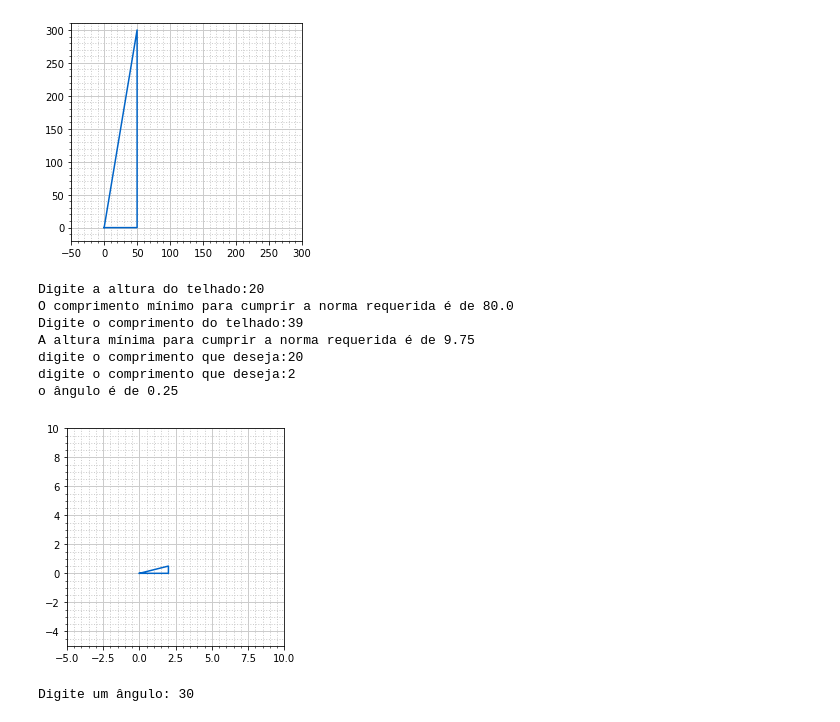
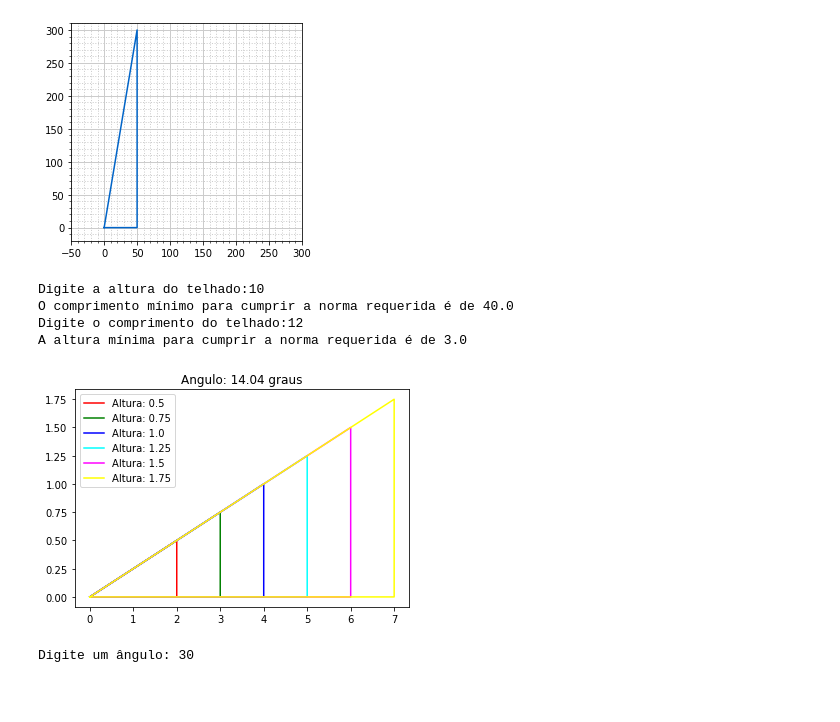
Before and after one commit to Frankossin/Trabalho-Franklin, a Jupyter notebook: Trabalho_modelagem_fisica.ipynb, the cells around one changed output. Drawn from its saved outputs; the diff is of its cells as text; code cells hidden in the pictures; blank space fills up the shorter version.

```diff
--- a/Trabalho_modelagem_fisica.ipynb
+++ b/Trabalho_modelagem_fisica.ipynb
@@ -89,55 +89,44 @@ O Ângulo que o fotográfo precisa estar:
 # %%
 #Exercicio 2
 import math
 import sympy as sy
 import numpy as np
 import matplotlib.pyplot as plt
 #a)
 h = float(input("Digite a altura do telhado:"))
 print(f"O comprimento mínimo para cumprir a norma requerida é de {h*4}")
 
 #b)
 c = float(input("Digite o comprimento do telhado:"))
 print(f"A altura mínima para cumprir a norma requerida é de {c/4}")
 
 #c)
-x1 = [0]
-n = float(input("digite o comprimento que deseja:"))
-while n < 2 or n > 7:
-  n = float(input("digite o comprimento que deseja:"))
+def plot_2_7():
+  colors = ["red", "green", "blue", "cyan", "magenta", "yellow"]
+  i = 0
+  fig, ax = plt.subplots()
 
-x1.append(n)
-x1.append(n)
-x1.append(0)
-y1 = [0,0]
-y1.append(n/4)
-y1.append(0)
-np.array(x1)
-np.array(x1)
-fig1=plt.figure(1)
-ax1=fig1.add_subplot(111)
+  for comprimento in range(2, 8):
+    altura = comprimento / 4
 
-ax1.axis('square')
-plt.plot(x1,y1,color=[0/255,100/255,200/255])
+    angulo = math.atan(altura / comprimento) * 57.2958
 
-plt.xlim([-5,10])
-plt.ylim([-5,10])
+    x = [0, comprimento, comprimento, 0]
+    y = [0, 0, altura, 0]
 
-plt.grid(axis='both',which='major',color=(0.8, 0.8, 0.8, 0.5), linestyle='-', linewidth=1)
-plt.minorticks_on()
-plt.grid(axis='both',which='minor',color=(0.8, 0.8, 0.8, 0.5), linestyle=':', linewidth=1)
+    ax.set_title('Angulo: ' + str(round(angulo, 2)) + " graus")
+    ax.plot(x, y, color=colors[i], label=f'Altura: {altura}')
+    plt.legend()
+    i += 1
+  plt.show()
 
-tg = y1[2]/n
-print(f"o ângulo é de {tg}")
+plot_2_7()
 # %% [output]
-Digite a altura do telhado:20
-O comprimento mínimo para cumprir a norma requerida é de 80.0
-Digite o comprimento do telhado:39
-A altura mínima para cumprir a norma requerida é de 9.75
-digite o comprimento que deseja:20
-digite o comprimento que deseja:2
-o ângulo é de 0.25
+Digite a altura do telhado:10
+O comprimento mínimo para cumprir a norma requerida é de 40.0
+Digite o comprimento do telhado:12
+A altura mínima para cumprir a norma requerida é de 3.0
-[figure, old version]
+[figure, new version]
 # %%
 #EX 3
 
```
Also changed, not shown: parts of 1 cell of this notebook.
